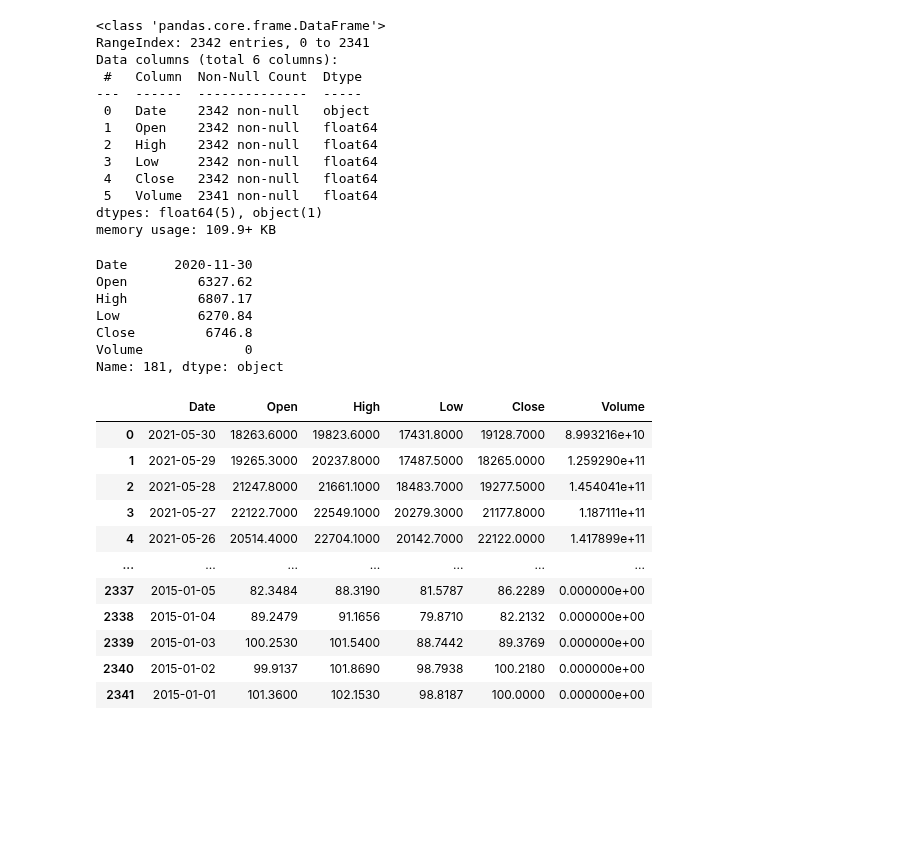
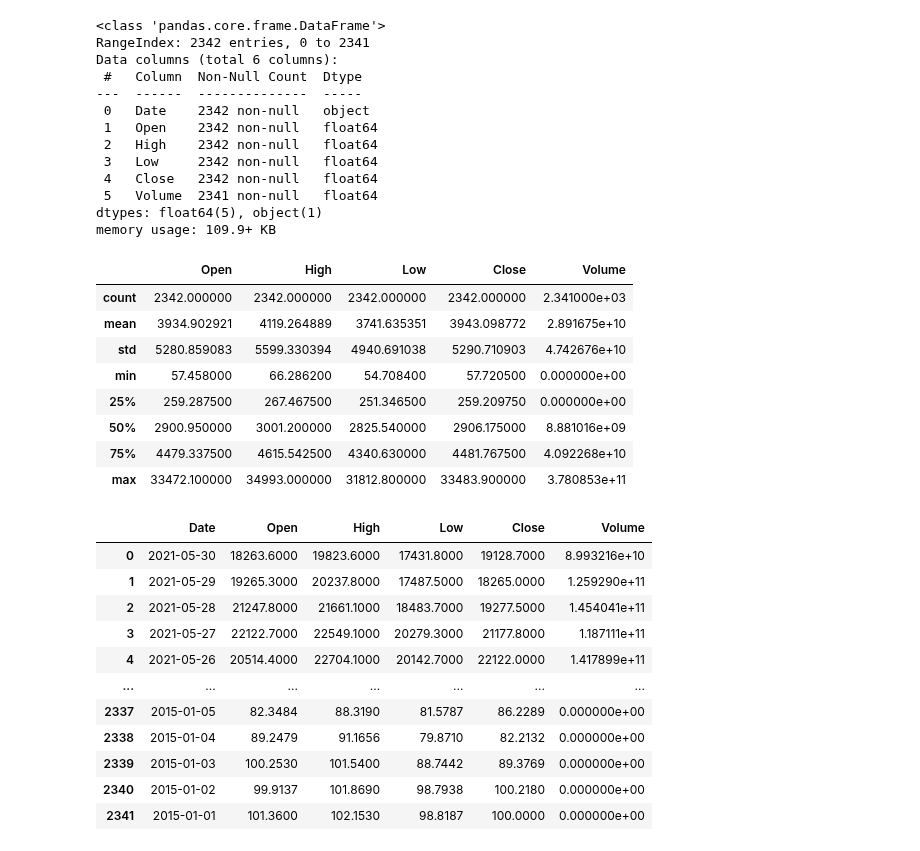
Before and after one commit to kenneykwan/Springboard, a Jupyter notebook: Capstone2-CCI30Index/Capstone2 -CCI30Index Data Wrangling.ipynb, the cells around one changed output. Cells and saved outputs as stored; diff of their text form; code cells hidden in the pictures; blank space fills up the shorter version.

```diff
--- a/Capstone2-CCI30Index/Capstone2 -CCI30Index Data Wrangling.ipynb
+++ b/Capstone2-CCI30Index/Capstone2 -CCI30Index Data Wrangling.ipynb
@@ -50,19 +70,23 @@ memory usage: 109.9+ KB
 # %%
 # 1 missing value in volume
 
 ccdata[ccdata['Volume'].isna()].head()
 
 #will not drop na as there is still relevant data in other columns, will replace it with 0
-ccdata.loc[ccdata['Volume'].isna(), 'Volume'] = 0
-ccdata.loc[181,:]
+#ccdata.loc[ccdata['Volume'].isna(), 'Volume'] = 0
+#ccdata.loc[181,:]
+
+ccdata.describe()
 # %% [output]
-Date      2020-11-30
-Open         6327.62
-High         6807.17
-Low          6270.84
-Close         6746.8
-Volume             0
-Name: 181, dtype: object
+|  | Open | High | Low | Close | Volume |
+| count | 2342.000000 | 2342.000000 | 2342.000000 | 2342.000000 | 2.341000e+03 |
+| mean | 3934.902921 | 4119.264889 | 3741.635351 | 3943.098772 | 2.891675e+10 |
+| std | 5280.859083 | 5599.330394 | 4940.691038 | 5290.710903 | 4.742676e+10 |
+| min | 57.458000 | 66.286200 | 54.708400 | 57.720500 | 0.000000e+00 |
+| 25% | 259.287500 | 267.467500 | 251.346500 | 259.209750 | 0.000000e+00 |
+| 50% | 2900.950000 | 3001.200000 | 2825.540000 | 2906.175000 | 8.881016e+09 |
+| 75% | 4479.337500 | 4615.542500 | 4340.630000 | 4481.767500 | 4.092268e+10 |
+| max | 33472.100000 | 34993.000000 | 31812.800000 | 33483.900000 | 3.780853e+11 |
 # %%
 #convert Object to datetime and set date as index
 ccdata['Date'] = pd.to_datetime(ccdata['Date'])
```
Also changed, not shown: parts of 14 cells of this notebook.
